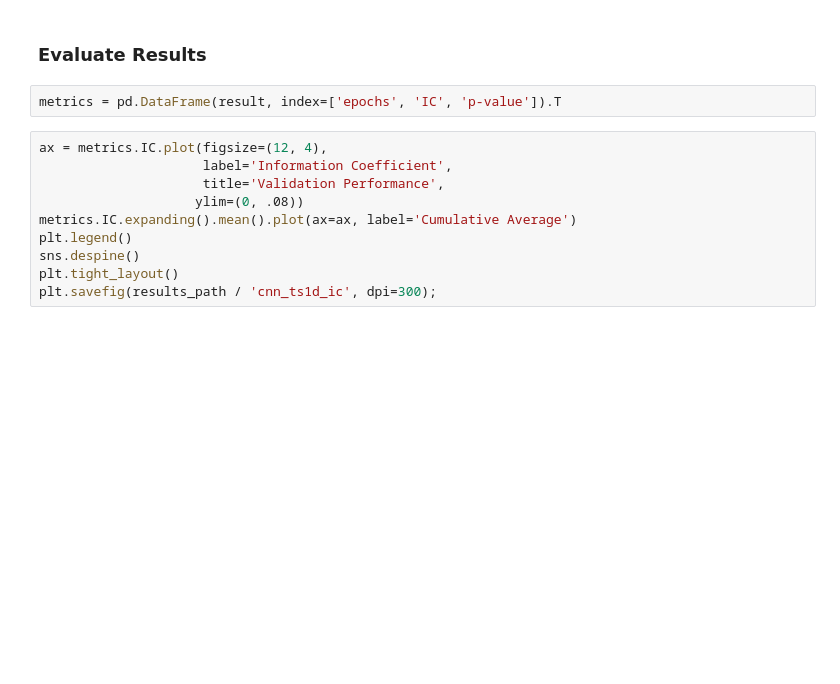
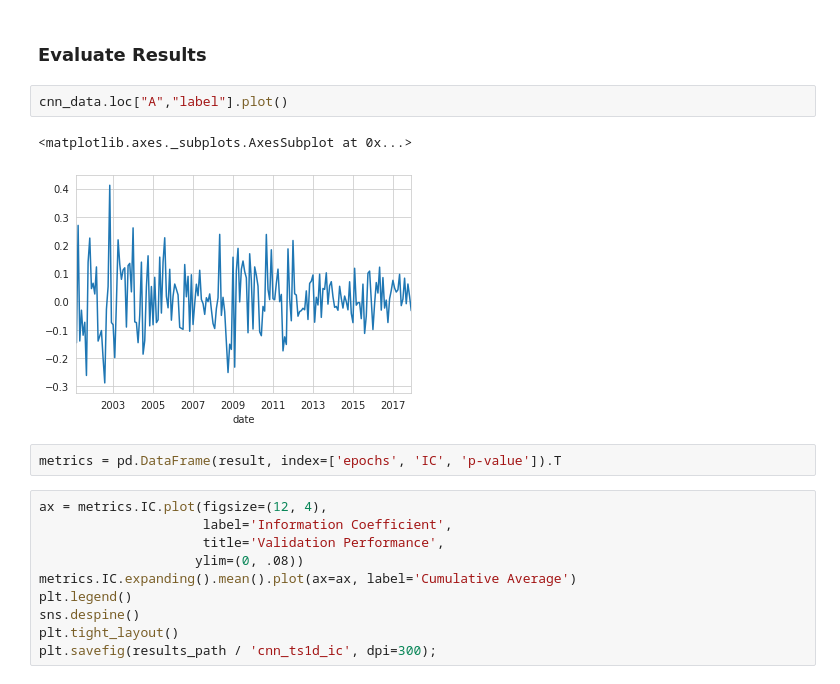
Before and after one commit to gabriele16/Machine-Learning-for-Algorithmic-Trading-Second-Edition, a Jupyter notebook: 18_convolutional_neural_nets/04_time_series_prediction.ipynb, the cells around one changed output. Saved outputs shown, nothing was run; the diff lists cells and outputs as text; blank space fills up the shorter version.

```diff
--- a/18_convolutional_neural_nets/04_time_series_prediction.ipynb
+++ b/18_convolutional_neural_nets/04_time_series_prediction.ipynb
@@ -364,5 +405,10 @@ for fold, (train_idx, test_idx) in enumerate(cv.split(cnn_data)):
 # %% [markdown]
 ### Evaluate Results
+# %%
+cnn_data.loc["A","label"].plot()
+# %% [output]
+<matplotlib.axes._subplots.AxesSubplot at 0x...>
+[figure, added]
 # %%
 metrics = pd.DataFrame(result, index=['epochs', 'IC', 'p-value']).T
 # %%
```
Also changed, not shown: parts of 9 cells of this notebook, 1 other file.
